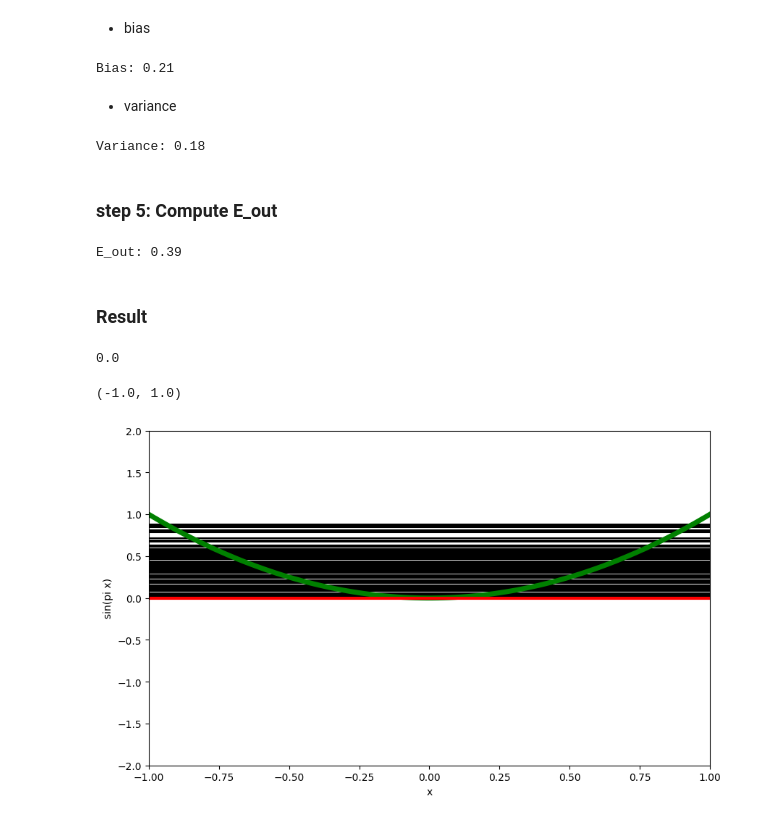
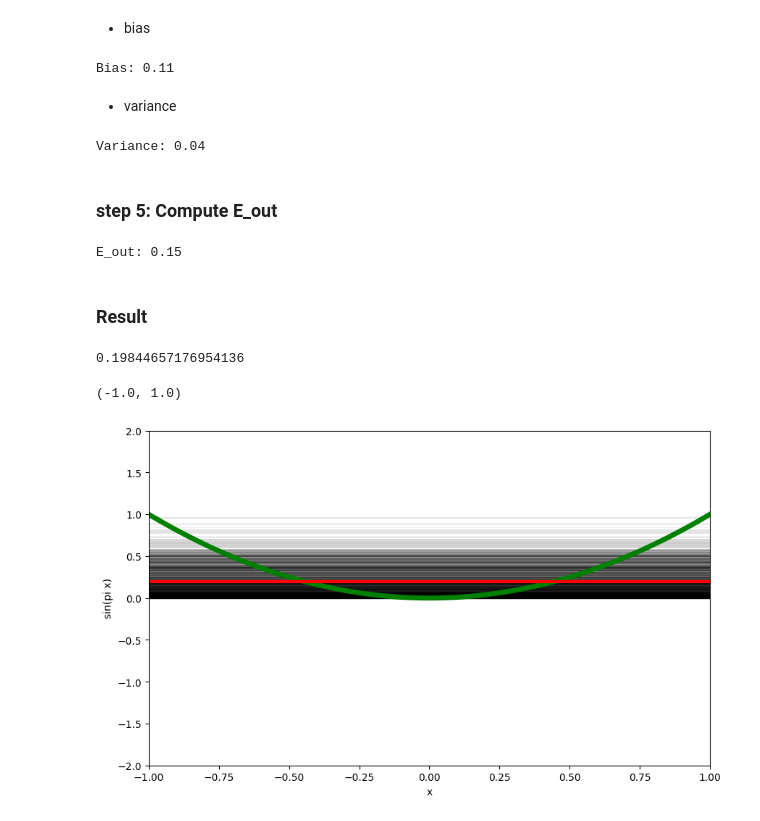
Before and after one commit to Kariusdi/Machine-Learning-Class, a Jupyter notebook: Generalization/ConstantModel/x_square.ipynb, the cells around one changed output. Drawn from its saved outputs; the diff is of its cells as text; code cells hidden in the pictures.

Commit message:
:sparkles: : lr curve.

```diff
--- a/Generalization/ConstantModel/x_square.ipynb
+++ b/Generalization/ConstantModel/x_square.ipynb
@@ -22,16 +22,11 @@ import matplotlib.pyplot as plt
 from scipy.integrate import dblquad
 
 # Constant Model
-def constantModel(y):
-    return np.mean(y)
+def constantModel(X):
+    return np.mean(np.square(X))
 
-# Define the integrand
-def integrand(x1, x2):
-    return (np.sin(np.pi * x1) + np.sin(np.pi * x2)) / 2
-
-def meanModel(period):
-    result, _ = dblquad(integrand, -1, 1, lambda x1: -1, lambda x1: 1)
-    return result * (1 / period)
+def meanModel(models):
+    return np.mean(models)
 # %% [markdown]
 ### ----------------------------
 # %% [markdown]
@@ -82,7 +77,7 @@ plt.xlim(-1, 1)
 # every value from dataset that possible
 E_d = []
 
-for i in range(100):
+for i in range(1000):
     # random 2 values from problem dataset
     X_sample = np.random.choice(X, 2)
     y_sample = problem(X_sample)
@@ -93,5 +88,5 @@ for i in range(100):
     E_d.append(y_pred)
 
     # plot it
-    plt.plot([-1, 1], [y_pred, y_pred], c="black", alpha=1)
+    plt.plot([-1, 1], [y_pred, y_pred], c="black", alpha=0.05)
 # %% [output]
@@ -99,6 +94,6 @@ for i in range(100):
 # %% [markdown]
 ### step 3: find the mean of model (mean of E_d)
 # %%
-mean_model = meanModel(100)
+mean_model = meanModel(E_d)
 mean_model
 # %% [output]
@@ -113,7 +108,7 @@ z = np.square(mean_model - y)
 bias = np.mean(z)
 print(f"Bias: {bias:.2f}")
 # %% [output]
-Bias: 0.21
+Bias: 0.11
 # %% [markdown]
 - variance
 # %%
@@ -123,27 +118,27 @@ var_x = np.mean(z)
 variance = np.mean(var_x)
 print(f"Variance: {variance:.2f}")
 # %% [output]
-Variance: 0.18
+Variance: 0.04
 # %% [markdown]
 ### step 5: Compute E_out
 # %%
 E_out = bias + variance
 print(f"E_out: {E_out:.2f}")
 # %% [output]
-E_out: 0.39
+E_out: 0.15
 # %% [markdown]
 ### Result
 # %%
 print(mean_model)
 plt.figure(figsize=(10, 6))
-plt.plot([-1, 1], [np.array(E_d).T, np.array(E_d).T], c="black", alpha=1)
+plt.plot([-1, 1], [np.array(E_d).T, np.array(E_d).T], c="black", alpha=0.05)
 plt.plot(X, y, label='x sqaure', c="green", linewidth=5.0)
 plt.axhline(mean_model, c="red", linewidth=3.0)
 plt.xlabel('x')
 plt.ylabel('sin(pi x)')
 plt.ylim(-2, 2)
 plt.xlim(-1, 1)
 # %% [output]
-0.0
+0.19844657176954136
 (-1.0, 1.0)
-[figure, old version]
+[figure, new version]
```
Also changed, not shown: parts of 2 cells of this notebook, 9 other files.
